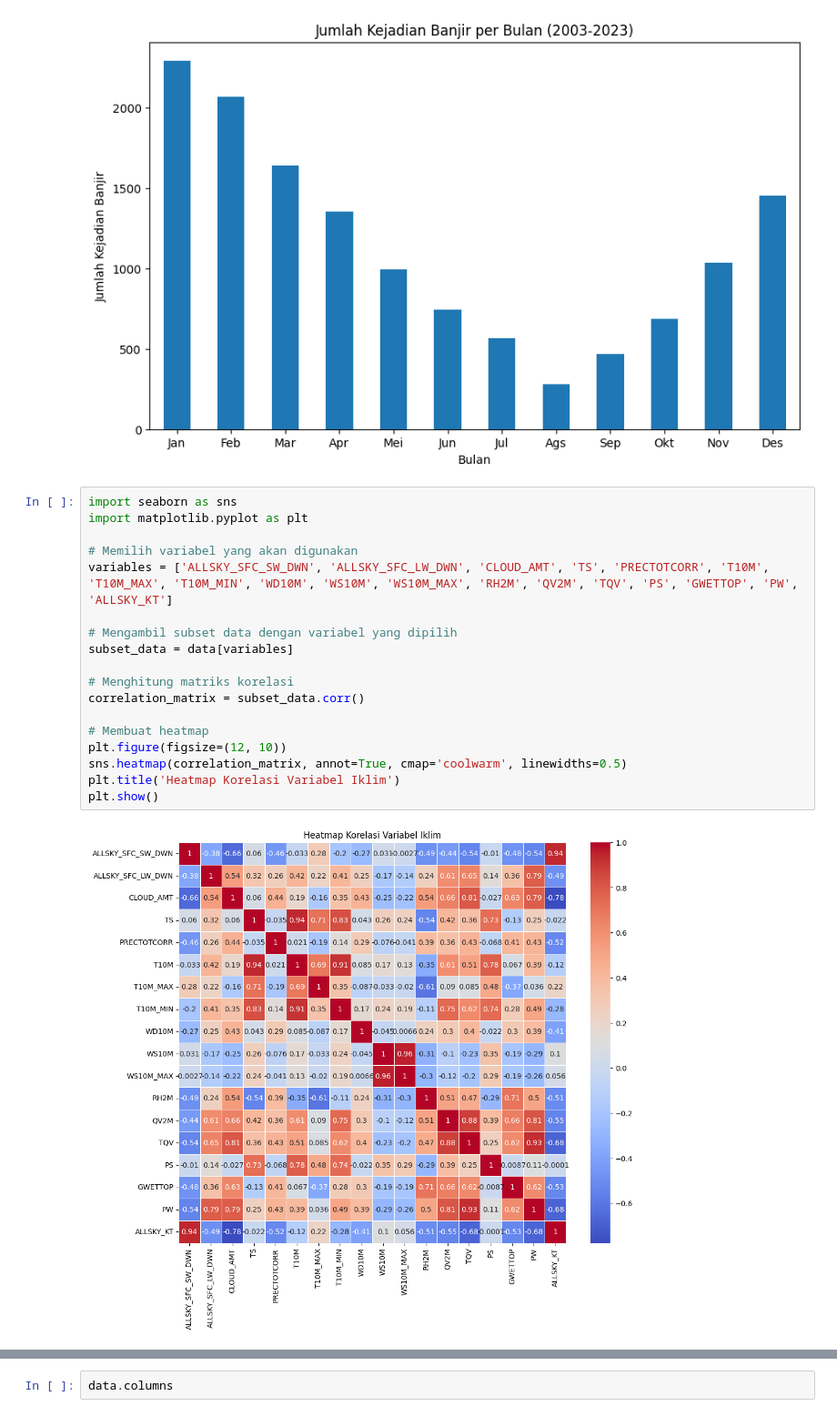
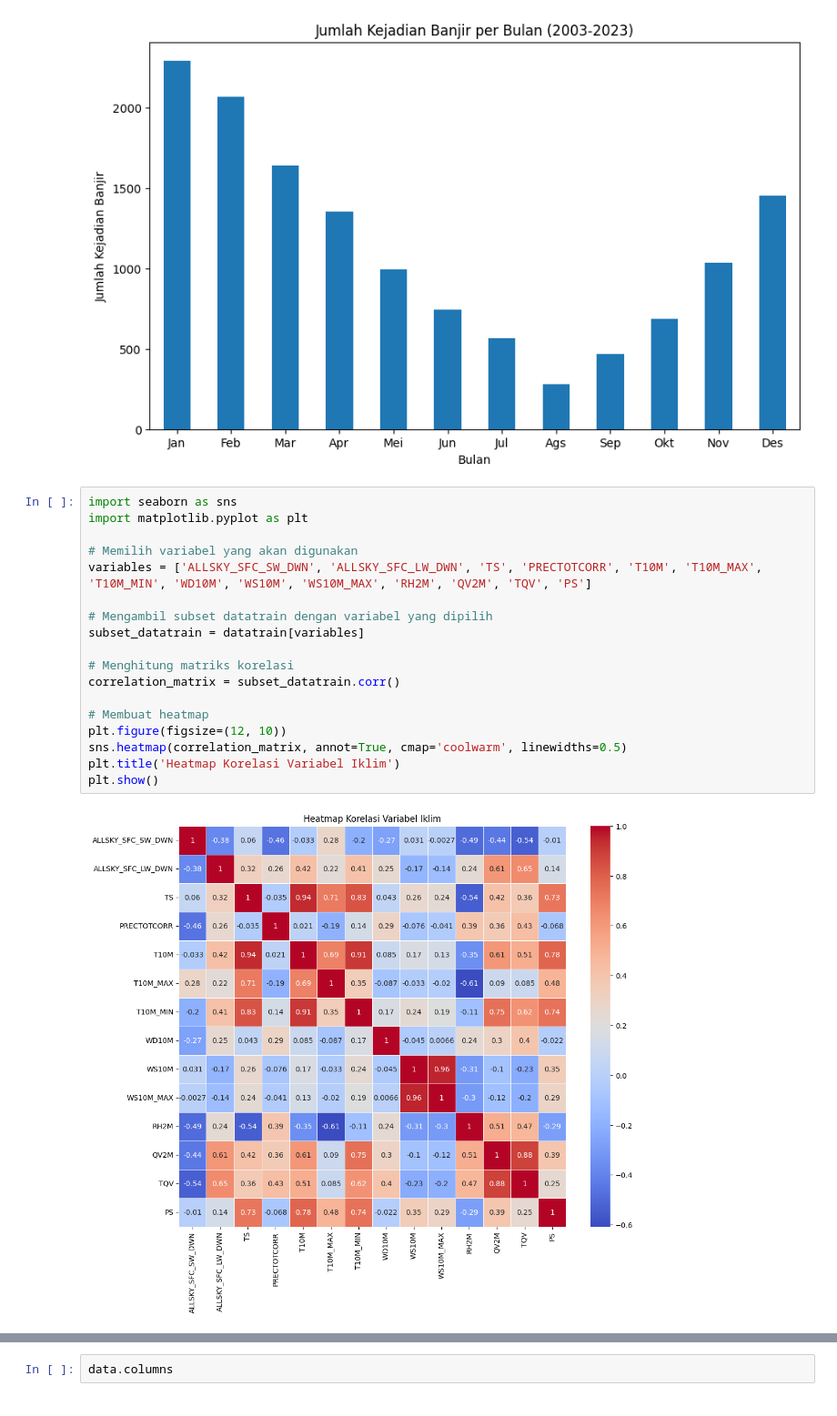
Before and after one commit to dzakwanalifi/pelampung-ai, a Jupyter notebook: notebook/preprocessing.ipynb, the cells around one changed output, grey strips where cells are left out. Shown at 91% size. Cells and saved outputs as stored; diff of their text form.

```diff
--- a/notebook/preprocessing.ipynb
+++ b/notebook/preprocessing.ipynb
@@ -375,20 +421,20 @@ plt.show()
 # %%
 import seaborn as sns
 import matplotlib.pyplot as plt
 
 # Memilih variabel yang akan digunakan
-variables = ['ALLSKY_SFC_SW_DWN', 'ALLSKY_SFC_LW_DWN', 'CLOUD_AMT', 'TS', 'PRECTOTCORR', 'T10M', 'T10M_MAX', 'T10M_MIN', 'WD10M', 'WS10M', 'WS10M_MAX', 'RH2M', 'QV2M', 'TQV', 'PS', 'GWETTOP', 'PW', 'ALLSKY_KT']
+variables = ['ALLSKY_SFC_SW_DWN', 'ALLSKY_SFC_LW_DWN', 'TS', 'PRECTOTCORR', 'T10M', 'T10M_MAX', 'T10M_MIN', 'WD10M', 'WS10M', 'WS10M_MAX', 'RH2M', 'QV2M', 'TQV', 'PS']
 
-# Mengambil subset data dengan variabel yang dipilih
-subset_data = data[variables]
+# Mengambil subset datatrain dengan variabel yang dipilih
+subset_datatrain = datatrain[variables]
 
 # Menghitung matriks korelasi
-correlation_matrix = subset_data.corr()
+correlation_matrix = subset_datatrain.corr()
 
 # Membuat heatmap
 plt.figure(figsize=(12, 10))
 sns.heatmap(correlation_matrix, annot=True, cmap='coolwarm', linewidths=0.5)
 plt.title('Heatmap Korelasi Variabel Iklim')
 plt.show()
 # %% [output]
-[figure, old version]
+[figure, new version]
```
Also changed, not shown: parts of 16 cells of this notebook, 23 other files.
